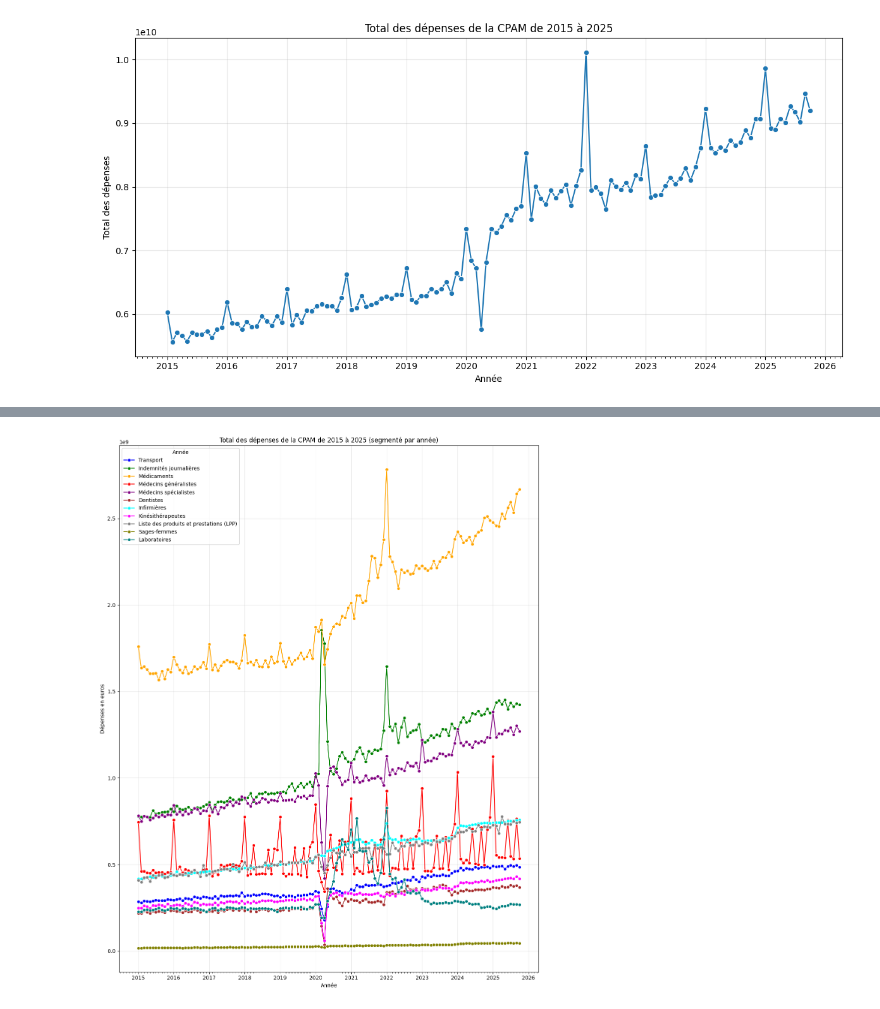
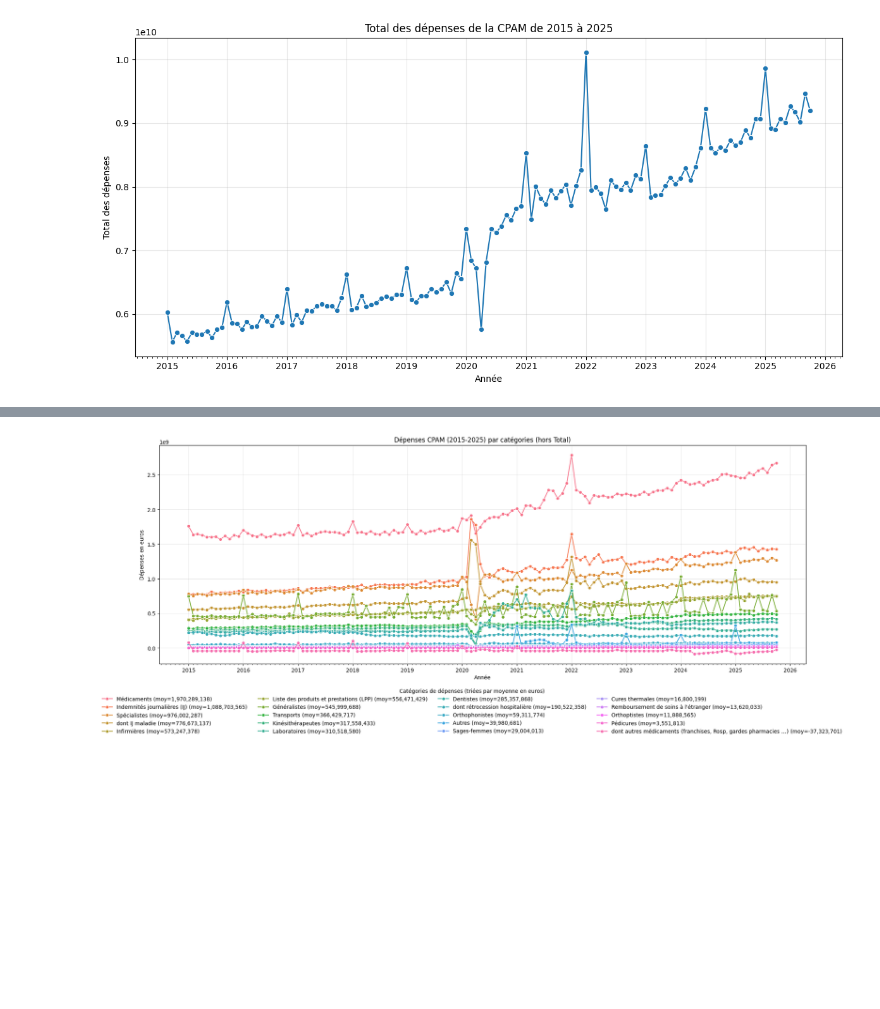
Before and after one commit to MipeyV/analyses-assurances-maladie, a Jupyter notebook: notebooks/studies/depenses.ipynb, the cells around one changed output, grey strips where cells are left out. Drawn from its saved outputs; the diff is of its cells as text; code cells hidden in the pictures; blank space fills up the shorter version.

```diff
--- a/notebooks/studies/depenses.ipynb
+++ b/notebooks/studies/depenses.ipynb
@@ -172,53 +185,79 @@ plot_total_depenses_segmented(df, isUnion=False)
 # %%
 def plot_depenses_segmented(df: pd.DataFrame) -> None:
+    """Plot des dépenses mensuelles par catégories (hors Total), triées par moyenne.
+
+    Args:
+        df: DataFrame avec colonne `date` et colonnes de dépenses.
+
+    Returns:
+        None. Affiche un graphique.
     """
-    Plot des dépenses mensuelles par poste, avec légende triée par moyenne.
-    """
-    df = df.copy()
-    df["date"] = pd.to_datetime(df["date"])
-    df = df.sort_values("date")
-$
-    # Trier les postes par moyenne décroissante
-    mean_by_poste = df[postes].mean().sort_values(ascending=False)
-    postes_tries = mean_by_poste.index.tolist()
+    data = df.copy()
+    data["date"] = pd.to_datetime(data["date"], errors="coerce")
+    data = data.dropna(subset=["date"]).sort_values("date")
 
-    # Passer en format long pour un seul lineplot (plus propre)
-    df_long = df.melt(
+    categories_depenses = [c for c in df_cols_keep if c in data.columns and c != "Total"]
+    if not categories_depenses:
+        raise ValueError("Aucune catégorie de dépenses à tracer (hors Total).")
+
+    mean_by_category = (
+        data[categories_depenses]
+        .mean(numeric_only=True)
+        .dropna()
+        .sort_values(ascending=False)
+    )
+    categories_tries = mean_by_category.index.tolist()
+
+    data_long = data.melt(
         id_vars="date",
-        value_vars=postes_tries,
-        var_name="cols",
-        value_name="Depenses"
+        value_vars=categories_tries,
+        var_name="categories_depenses",
+        value_name="depenses",
     )
 
-    fig, ax = plt.subplots(figsize=(12, 7))
+    fig, ax = plt.subplots(figsize=(22, 9))
     sns.lineplot(
-        data=df_long,
+        data=data_long,
         x="date",
-        y="Depenses",
-        hue="Poste",
-        hue_order=postes_tries,  # ordre de légende
+        y="depenses",
+        hue="categories_depenses",
+        hue_order=categories_tries,
         marker="o",
         linewidth=1.5,
-        ax=ax
+        ax=ax,
     )
 
     ax.xaxis.set_major_locator(mdates.YearLocator())
     ax.xaxis.set_major_formatter(mdates.DateFormatter("%Y"))
     ax.xaxis.set_minor_locator(mdates.MonthLocator())
 
-    ax.set_title("Dépenses CPAM (2015-2025) par poste")
+    ax.set_title("Dépenses CPAM (2015-2025) par catégories (hors Total)")
     ax.set_xlabel("Année")
     ax.set_ylabel("Dépenses en euros")
     ax.grid(True, which="major", alpha=0.3)
 
-    # Ajouter la moyenne dans chaque label de légende
     handles, labels = ax.get_legend_handles_labels()
-    labels_with_mean = [f"{lab} (moy={mean_by_poste[lab]:,.0f})" for lab in labels]
-    ax.legend(handles, labels_with_mean, title="Poste (trié par moyenne)")
+    labels_with_mean = [f"{lab} (moy={mean_by_category[lab]:,.0f})" for lab in labels]
 
-    fig.tight_layout()
+    # Retire la légende de l'axe
+    if ax.get_legend() is not None:
+        ax.get_legend().remove()
+
+    # Ajoute la légende sous la figure
+    fig.legend(
+        handles,
+        labels_with_mean,
+        title="Catégories de dépenses (triées par moyenne en euros)",
+        loc="lower center",
+        bbox_to_anchor=(0.5, 0.02),
+        ncol=4,
+        frameon=False,
+    )
+
+    # Réserve de l'espace pour la légende
+    fig.subplots_adjust(bottom=0.24)
     plt.show()
 
 plot_depenses_segmented(df)
 # %% [output]
-[figure, old version]
+[figure, new version]
```
Also changed, not shown: parts of 1 cell of this notebook.
